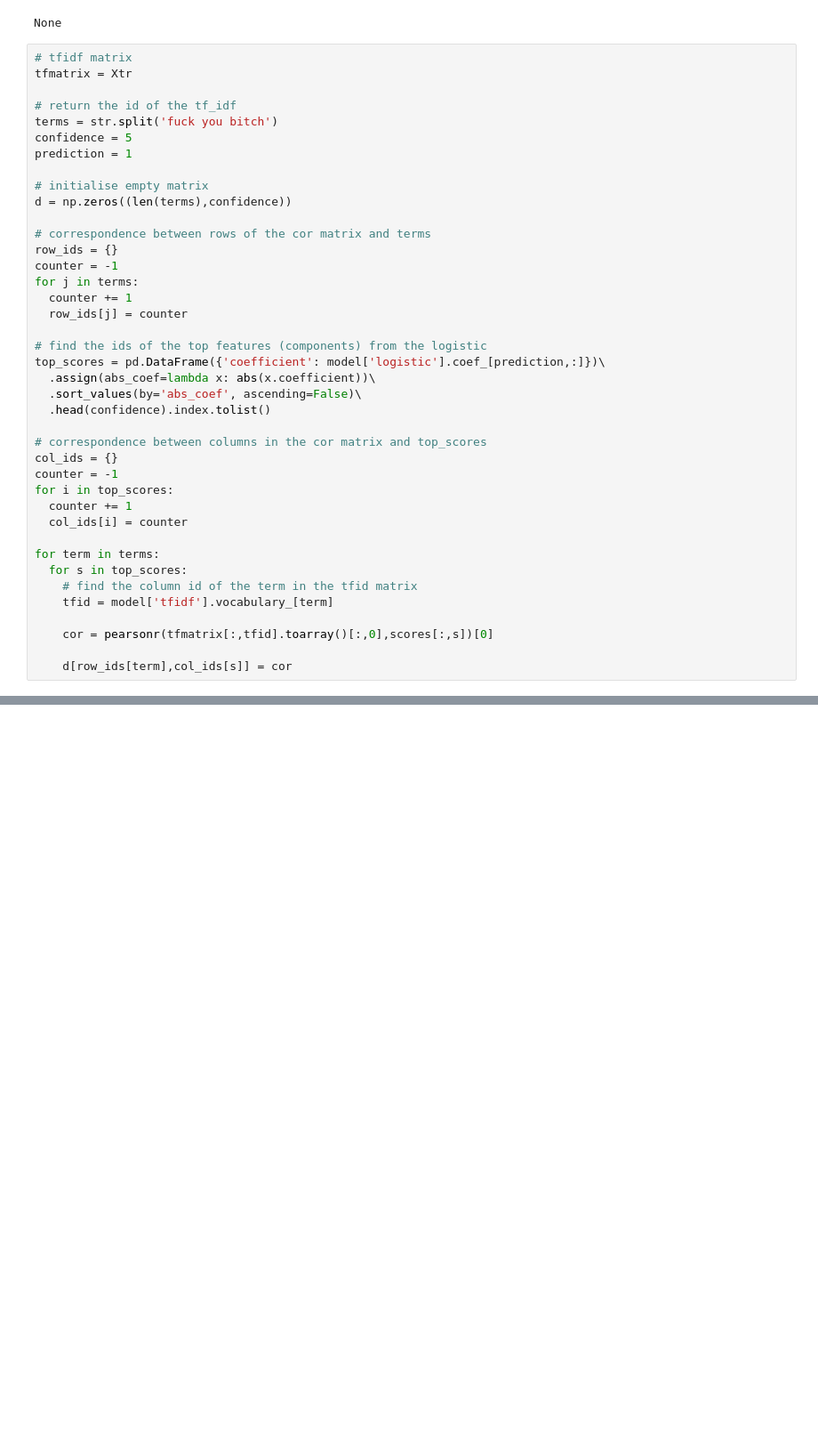
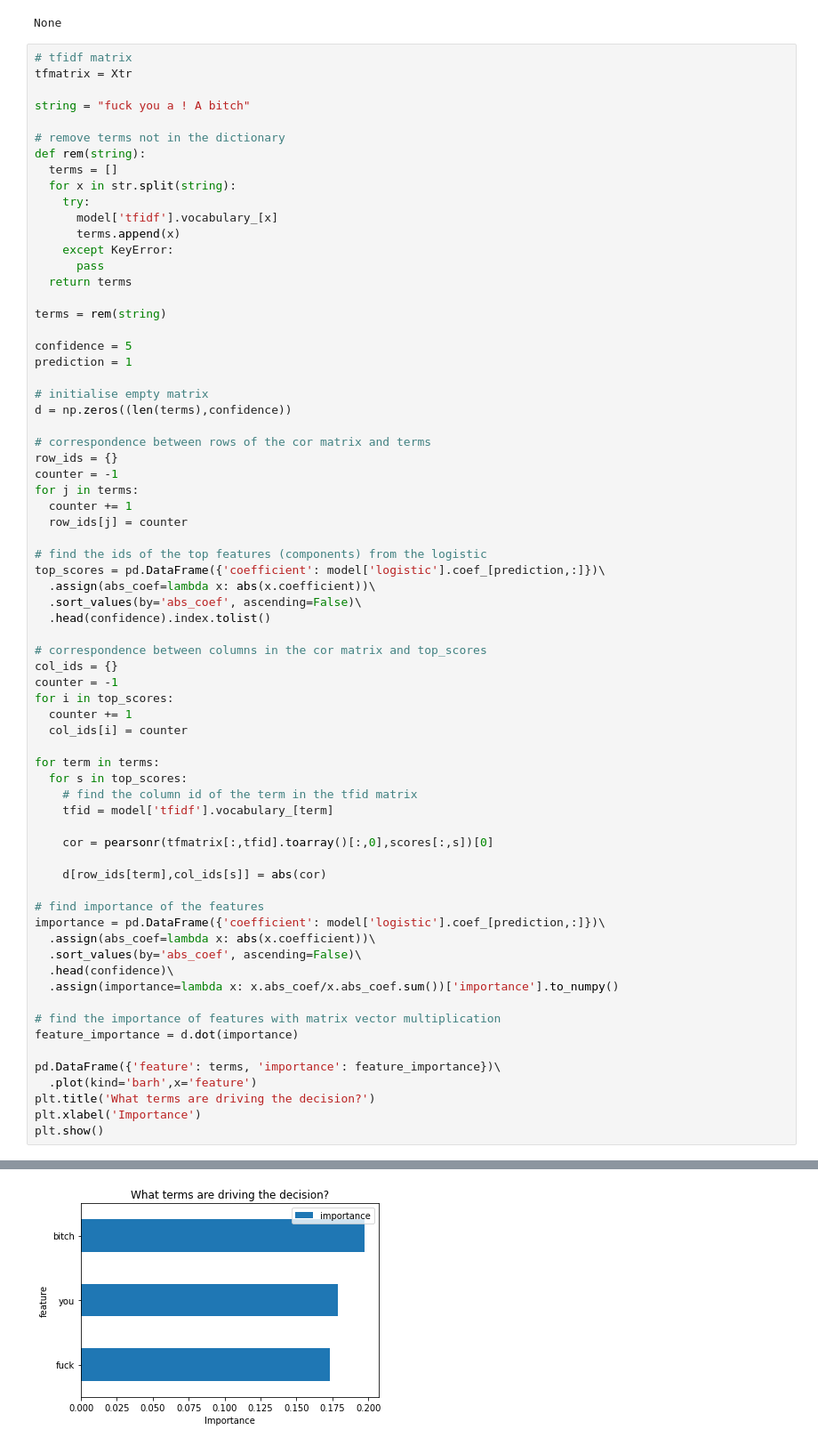
Before and after one commit to gregorio-saporito/hate-speech-detection, a Jupyter notebook: main.ipynb, the cells around one changed output, grey strips where cells are left out. Shown at 89% size. Cells and saved outputs as stored; diff of their text form; blank space fills up the shorter version.

```diff
--- a/main.ipynb
+++ b/main.ipynb
@@ -1050,8 +1050,21 @@ None
 # tfidf matrix
 tfmatrix = Xtr
 
-# return the id of the tf_idf
-terms = str.split('fuck you bitch')
+string = "fuck you a ! A bitch"
+
+# remove terms not in the dictionary
+def rem(string):
+  terms = []
+  for x in str.split(string):
+    try:
+      model['tfidf'].vocabulary_[x]
+      terms.append(x)
+    except KeyError:
+      pass
+  return terms
+
+terms = rem(string)
+
 confidence = 5
 prediction = 1
 
@@ -1085,5 +1098,21 @@ for term in terms:
 
     cor = pearsonr(tfmatrix[:,tfid].toarray()[:,0],scores[:,s])[0]
 
-    d[row_ids[term],col_ids[s]] = cor
+    d[row_ids[term],col_ids[s]] = abs(cor)
+
+# find importance of the features
+importance = pd.DataFrame({'coefficient': model['logistic'].coef_[prediction,:]})\
+  .assign(abs_coef=lambda x: abs(x.coefficient))\
+  .sort_values(by='abs_coef', ascending=False)\
+  .head(confidence)\
+  .assign(importance=lambda x: x.abs_coef/x.abs_coef.sum())['importance'].to_numpy()
+
+# find the importance of features with matrix vector multiplication
+feature_importance = d.dot(importance)
+
+pd.DataFrame({'feature': terms, 'importance': feature_importance})\
+  .plot(kind='barh',x='feature')
+plt.title('What terms are driving the decision?')
+plt.xlabel('Importance')
+plt.show()
 # %% [output]
@@ -1092,0 +1119 @@ array([[ 0.16109612,  0.18587766, -0.21371239,  0.1436776 ,  0.15379179],
+[figure, added]
```
Also changed, not shown: parts of 2 cells of this notebook.
